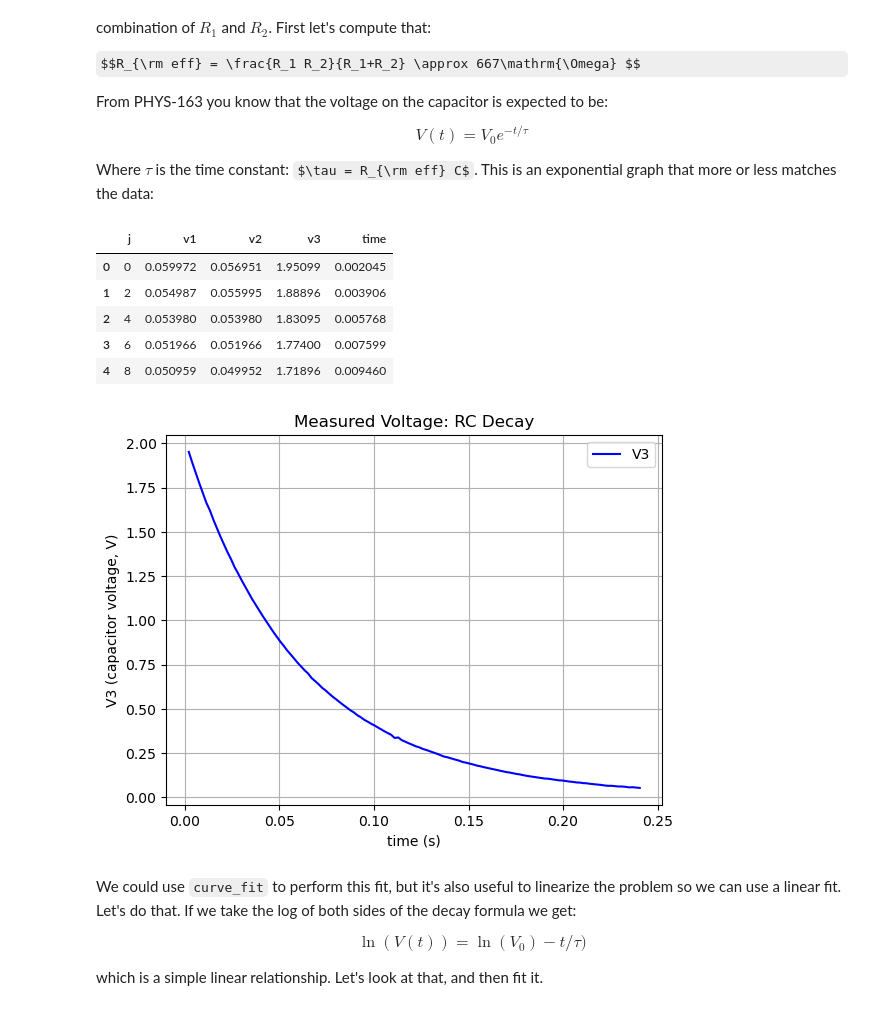
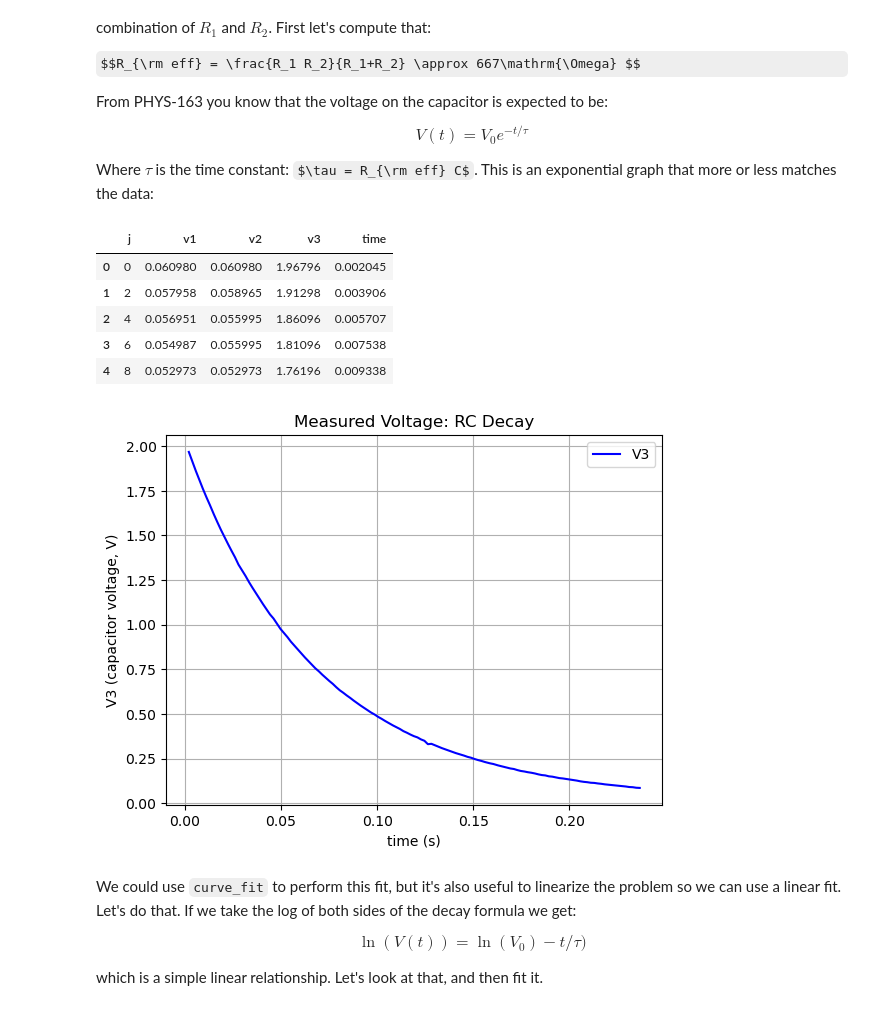
Before and after one commit to 202420-PHYS-230/project-1-collecting-data-TheKeegs9, a Jupyter notebook: CurveFitting.ipynb, the cells around one changed output. Saved outputs shown, nothing was run; the diff lists cells and outputs as text; code cells hidden in the pictures; some formulas as TeX source.

```diff
--- a/CurveFitting.ipynb
+++ b/CurveFitting.ipynb
@@ -118,15 +118,15 @@ $$ V(t) = V_0 e^{-t/\tau} $$
 
 Where $\tau$ is the time constant: $\tau = R_{\rm eff} C$. This is an exponential graph that more or less matches the data:
 # %%
-df_decay = pd.read_csv('data/sample_data/decay.csv')
+df_decay = pd.read_csv('data/decay.csv')
 df_decay.head()
 # %% [output]
 |  | j | v1 | v2 | v3 | time |
-| 0 | 0 | 0.059972 | 0.056951 | 1.95099 | 0.002045 |
-| 1 | 2 | 0.054987 | 0.055995 | 1.88896 | 0.003906 |
-| 2 | 4 | 0.053980 | 0.053980 | 1.83095 | 0.005768 |
-| 3 | 6 | 0.051966 | 0.051966 | 1.77400 | 0.007599 |
-| 4 | 8 | 0.050959 | 0.049952 | 1.71896 | 0.009460 |
+| 0 | 0 | 0.060980 | 0.060980 | 1.96796 | 0.002045 |
+| 1 | 2 | 0.057958 | 0.058965 | 1.91298 | 0.003906 |
+| 2 | 4 | 0.056951 | 0.055995 | 1.86096 | 0.005707 |
+| 3 | 6 | 0.054987 | 0.055995 | 1.81096 | 0.007538 |
+| 4 | 8 | 0.052973 | 0.052973 | 1.76196 | 0.009338 |
 # %%
 plt.plot(df_decay['time'], df_decay['v3'], 'b-', label='V3')
 plt.title('Measured Voltage: RC Decay')
@@ -136,7 +136,7 @@ plt.grid()
 plt.legend()
 plt.show()
 # %% [output]
-[figure, old version]
+[figure, new version]
 # %% [markdown]
 We could use `curve_fit` to perform this fit, but it's also useful to linearize the problem so we can use a linear fit. Let's do that. If we take the log of both sides of the decay formula we get:
 
```
Also changed, not shown: parts of 3 cells of this notebook, 2 other files.
